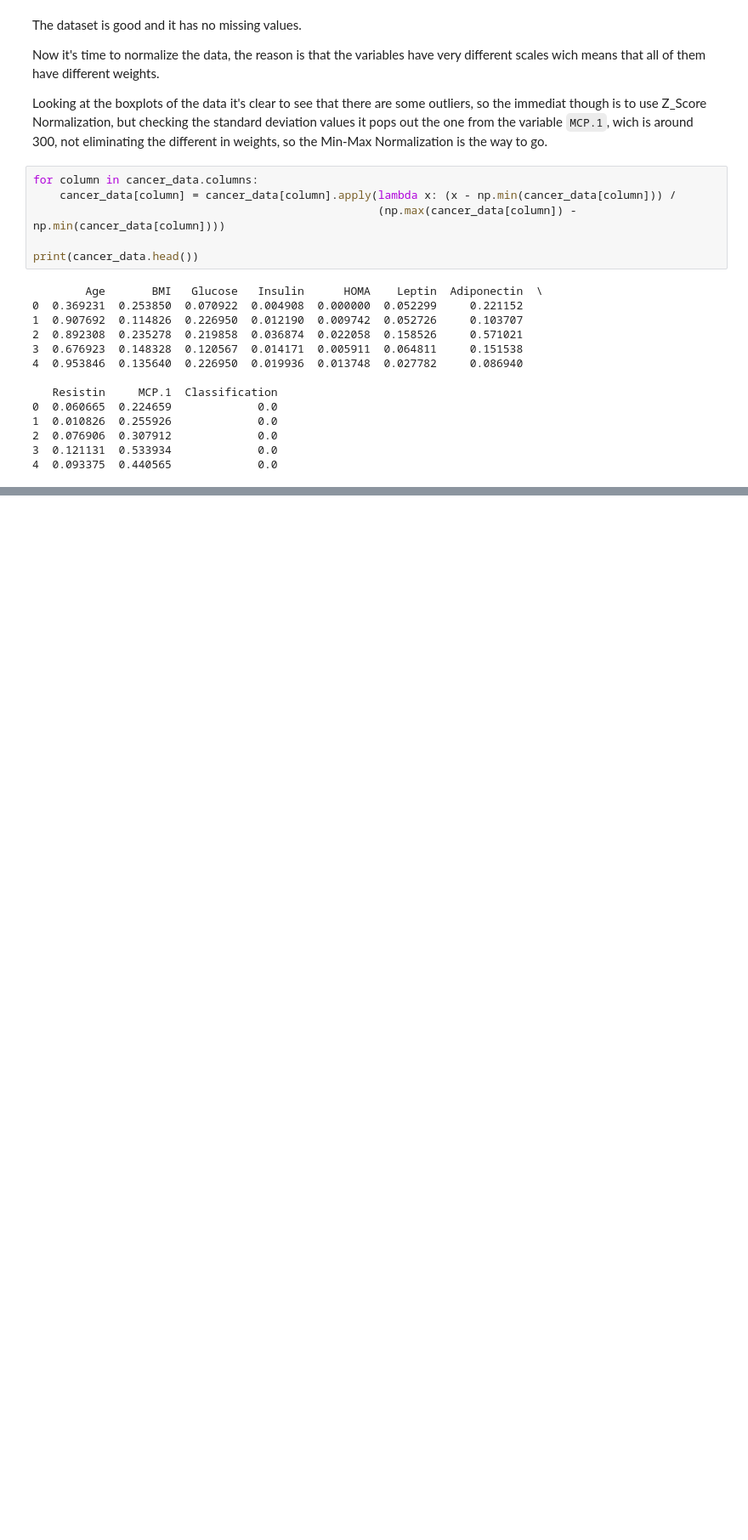
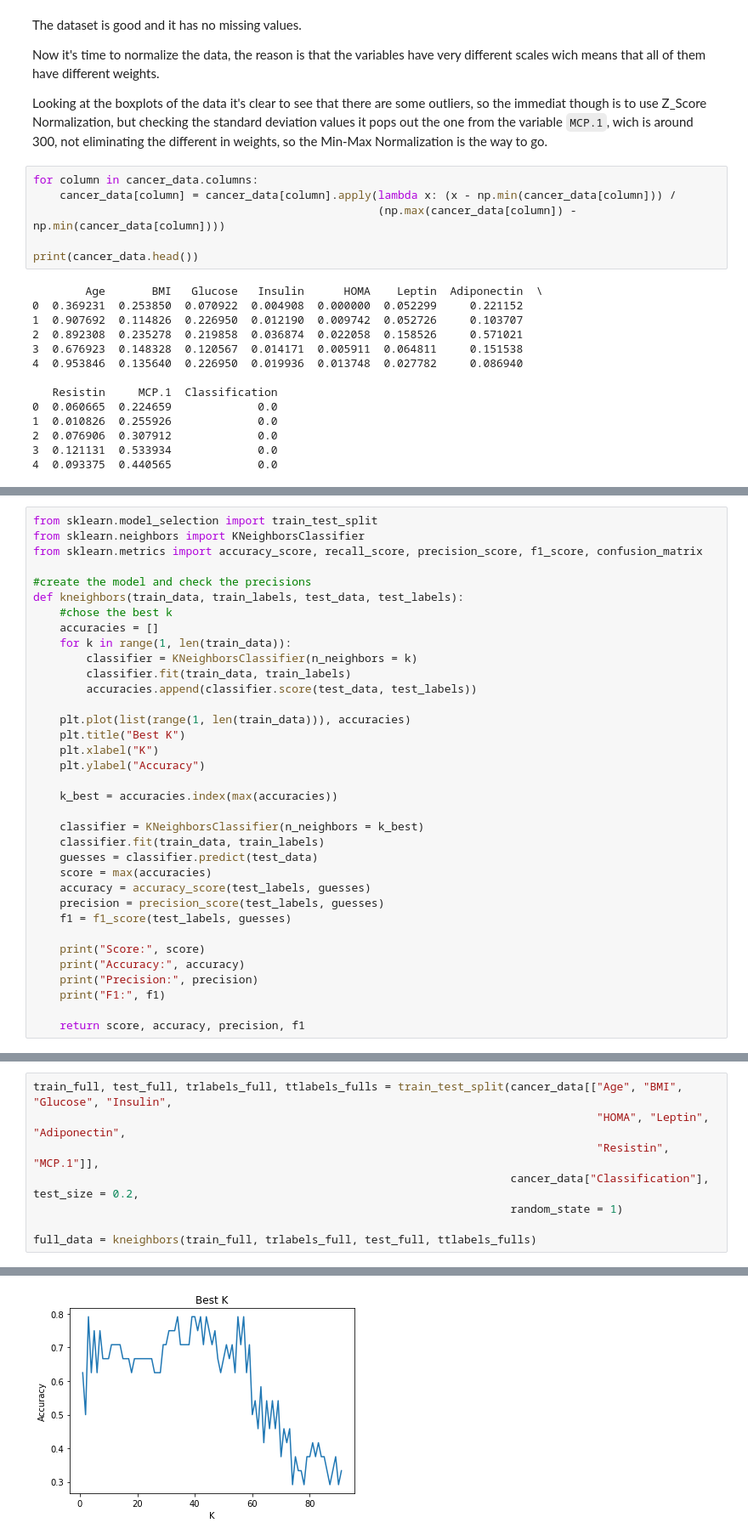
Before and after one commit to LuisMota93/Breast-Cancer-Machine-Learning-Prediction, a Jupyter notebook: cancer_prediction.ipynb, the cells around one changed output, grey strips where cells are left out. Shown at 85% size. Drawn from its saved outputs; the diff is of its cells as text; blank space fills up the shorter version.

Commit message:
Unsupervised models creation

```diff
--- a/cancer_prediction.ipynb
+++ b/cancer_prediction.ipynb
@@ -290,0 +301,35 @@ print(cancer_data.head())
+# %%
+from sklearn.model_selection import train_test_split
+from sklearn.neighbors import KNeighborsClassifier
+from sklearn.metrics import accuracy_score, recall_score, precision_score, f1_score, confusion_matrix
+
+#create the model and check the precisions
+def kneighbors(train_data, train_labels, test_data, test_labels):
+    #chose the best k
+    accuracies = []
+    for k in range(1, len(train_data)):
+        classifier = KNeighborsClassifier(n_neighbors = k)
+        classifier.fit(train_data, train_labels)
+        accuracies.append(classifier.score(test_data, test_labels))
+
+    plt.plot(list(range(1, len(train_data))), accuracies)
+    plt.title("Best K")
+    plt.xlabel("K")
+    plt.ylabel("Accuracy")
+
+    k_best = accuracies.index(max(accuracies))
+
+    classifier = KNeighborsClassifier(n_neighbors = k_best)
+    classifier.fit(train_data, train_labels)
+    guesses = classifier.predict(test_data)
+    score = max(accuracies)
+    accuracy = accuracy_score(test_labels, guesses)
+    precision = precision_score(test_labels, guesses)
+    f1 = f1_score(test_labels, guesses)
+
+    print("Score:", score)
+    print("Accuracy:", accuracy)
+    print("Precision:", precision)
+    print("F1:", f1)
+
+    return score, accuracy, precision, f1
@@ -290,0 +340,9 @@ print(cancer_data.head())
+# %%
+train_full, test_full, trlabels_full, ttlabels_fulls = train_test_split(cancer_data[["Age", "BMI", "Glucose", "Insulin",
+                                                                                     "HOMA", "Leptin", "Adiponectin",
+                                                                                     "Resistin", "MCP.1"]],
+                                                                        cancer_data["Classification"], test_size = 0.2,
+                                                                        random_state = 1)
+
+full_data = kneighbors(train_full, trlabels_full, test_full, ttlabels_fulls)
+# %% [output]
@@ -290,0 +353 @@ print(cancer_data.head())
+[figure, added]
```
Also changed, not shown: parts of 8 cells of this notebook.
